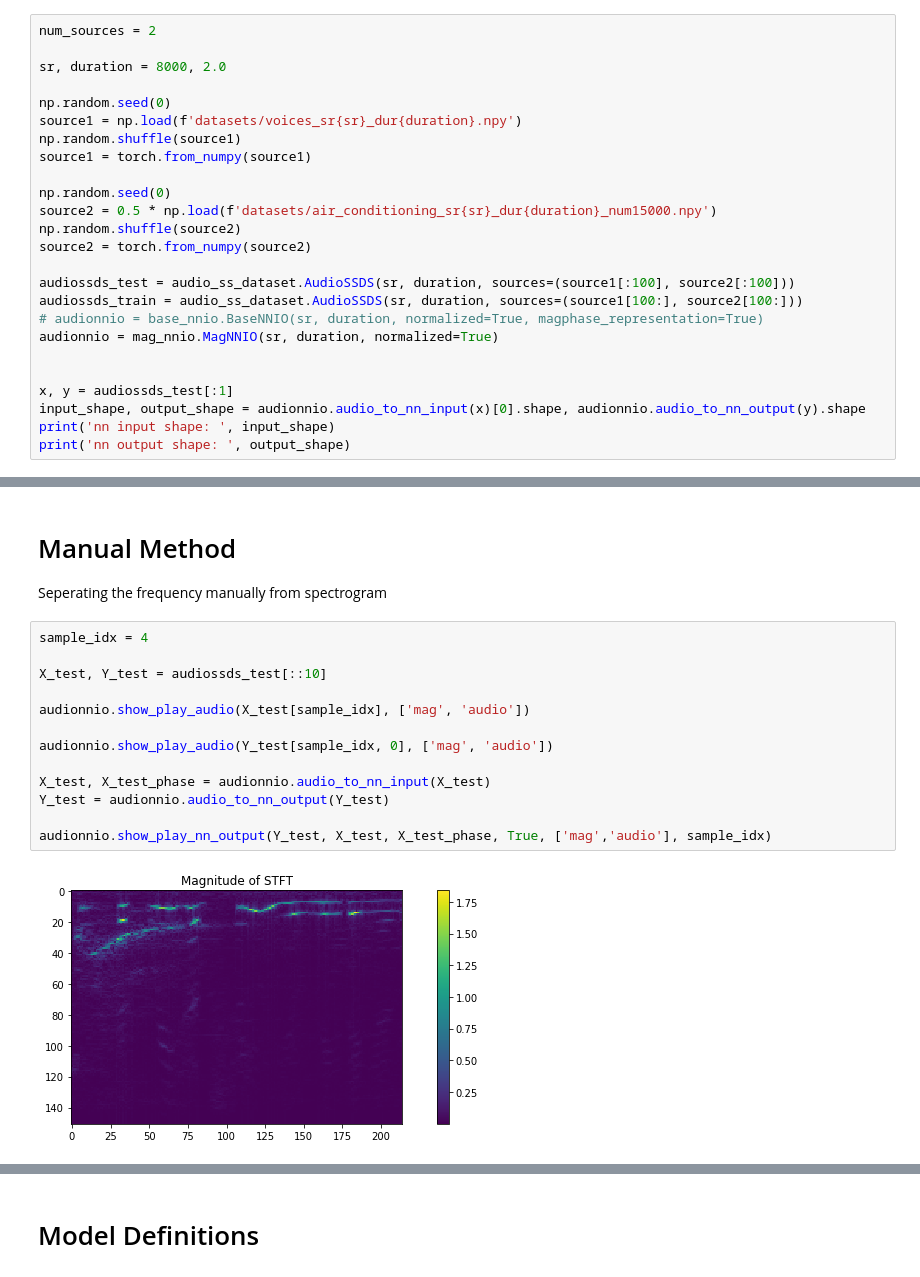
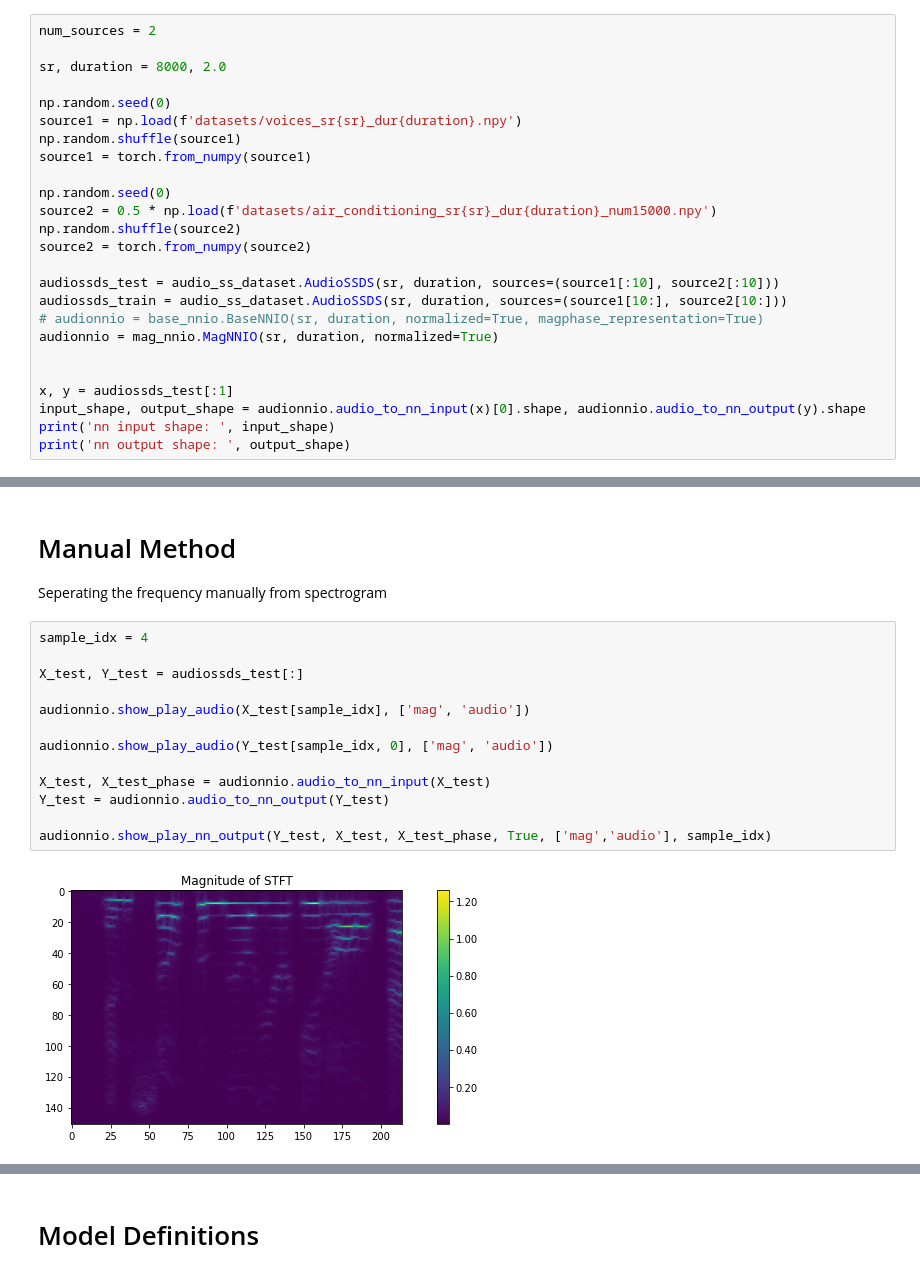
Before and after one commit to akarshkumar0101/DSProject, a Jupyter notebook: speech_noise_separation.ipynb, the cells around one changed output, grey strips where cells are left out. Saved outputs shown, nothing was run; the diff lists cells and outputs as text.

```diff
--- a/speech_noise_separation.ipynb
+++ b/speech_noise_separation.ipynb
@@ -46,8 +50,8 @@ source2 = 0.5 * np.load(f'datasets/air_conditioning_sr{sr}_dur{duration}_num1500
 np.random.shuffle(source2)
 source2 = torch.from_numpy(source2)
 
-audiossds_test = audio_ss_dataset.AudioSSDS(sr, duration, sources=(source1[:100], source2[:100]))
-audiossds_train = audio_ss_dataset.AudioSSDS(sr, duration, sources=(source1[100:], source2[100:]))
+audiossds_test = audio_ss_dataset.AudioSSDS(sr, duration, sources=(source1[:10], source2[:10]))
+audiossds_train = audio_ss_dataset.AudioSSDS(sr, duration, sources=(source1[10:], source2[10:]))
 # audionnio = base_nnio.BaseNNIO(sr, duration, normalized=True, magphase_representation=True)
 audionnio = mag_nnio.MagNNIO(sr, duration, normalized=True)
 
@@ -65,16 +69,16 @@ Seperating the frequency manually from spectrogram
 # %%
 sample_idx = 4
 
-X_test, Y_test = audiossds_test[::10]
+X_test, Y_test = audiossds_test[:]
 
 audionnio.show_play_audio(X_test[sample_idx], ['mag', 'audio'])
 
 audionnio.show_play_audio(Y_test[sample_idx, 0], ['mag', 'audio'])
 
 X_test, X_test_phase = audionnio.audio_to_nn_input(X_test)
 Y_test = audionnio.audio_to_nn_output(Y_test)
 
 audionnio.show_play_nn_output(Y_test, X_test, X_test_phase, True, ['mag','audio'], sample_idx)
 # %% [output]
-[figure, old version]
+[figure, new version]
 [interactive output not drawn]
```
Also changed, not shown: parts of 29 cells of this notebook, 23 other files.
